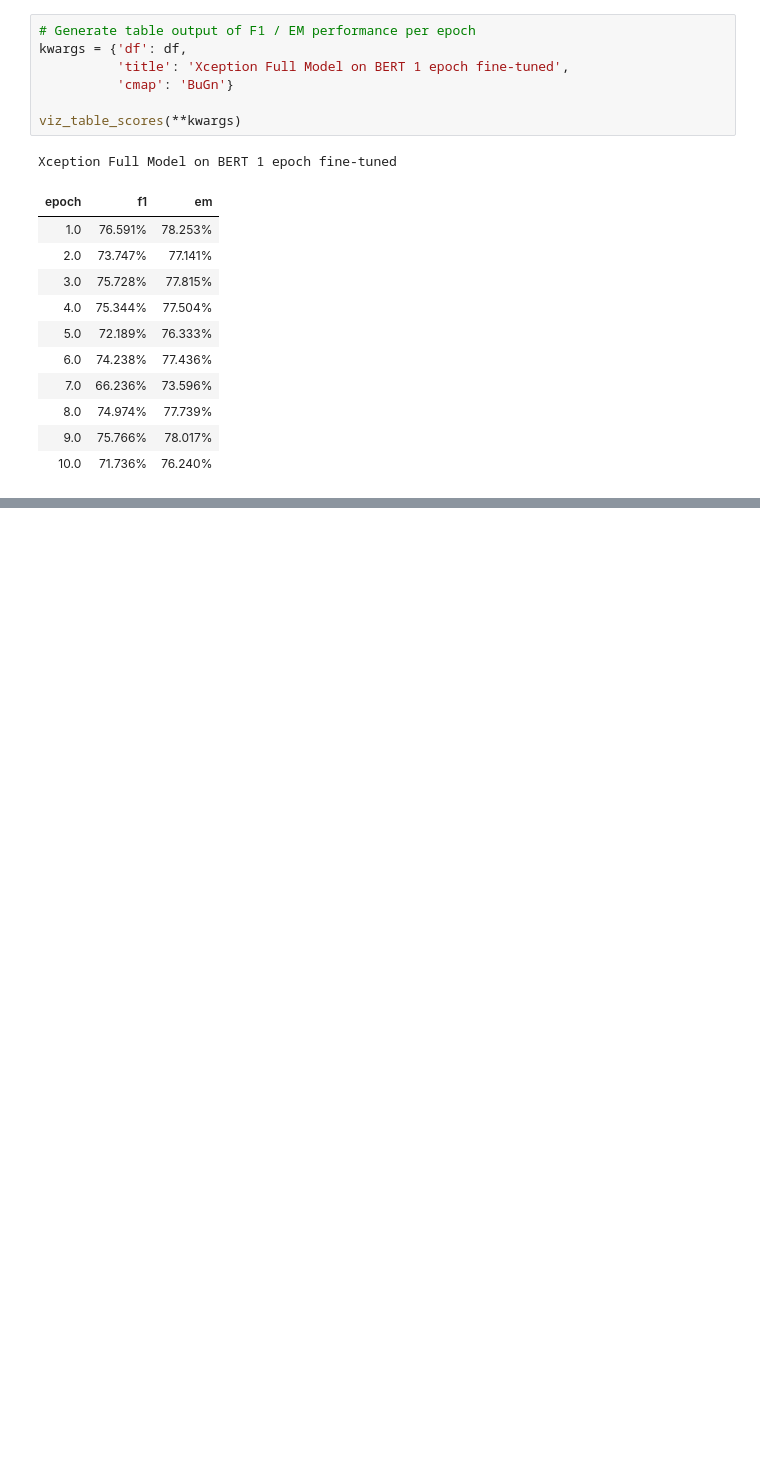
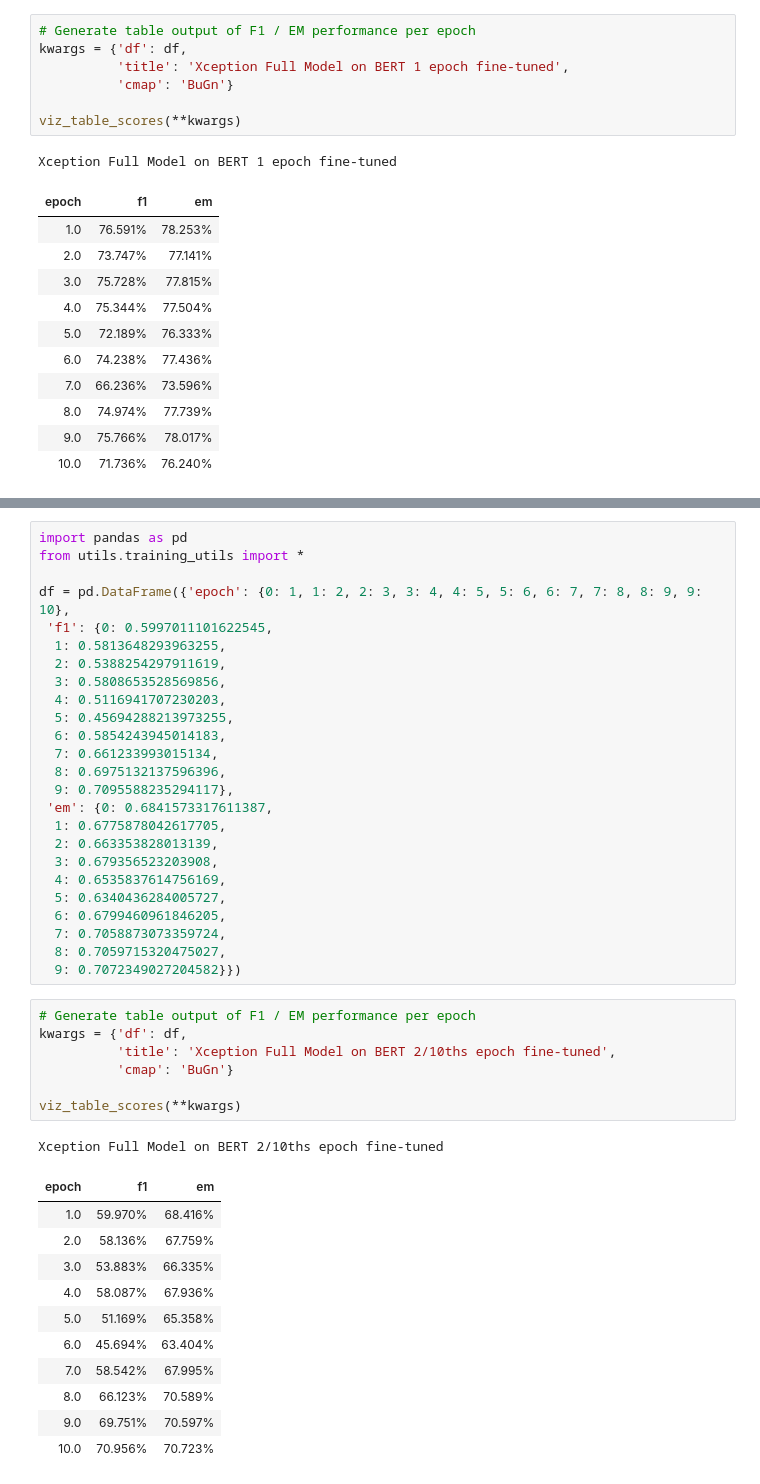
Before and after one commit to cbenge509/BERTVision, a Jupyter notebook: Example Performance Reporting.ipynb, the cells around one changed output, grey strips where cells are left out. Saved outputs shown, nothing was run; the diff lists cells and outputs as text; blank space fills up the shorter version.

Commit message:
Xception full against 2/10ths epochs BERT fine-tuned

```diff
--- a/Example Performance Reporting.ipynb
+++ b/Example Performance Reporting.ipynb
@@ -402,3 +402,48 @@ kwargs = {'df': df,
 viz_bert_performance(**kwargs)
 # %% [output]
 [interactive output not drawn]
+# %%
+import pandas as pd
+from utils.training_utils import *
+
+df = pd.DataFrame({'epoch': {0: 1, 1: 2, 2: 3, 3: 4, 4: 5, 5: 6, 6: 7, 7: 8, 8: 9, 9: 10},
+ 'f1': {0: 0.5997011101622545,
+  1: 0.5813648293963255,
+  2: 0.5388254297911619,
+  3: 0.5808653528569856,
+  4: 0.5116941707230203,
+  5: 0.45694288213973255,
+  6: 0.5854243945014183,
+  7: 0.661233993015134,
+  8: 0.6975132137596396,
+  9: 0.7095588235294117},
+ 'em': {0: 0.6841573317611387,
+  1: 0.6775878042617705,
+  2: 0.663353828013139,
+  3: 0.679356523203908,
+  4: 0.6535837614756169,
+  5: 0.6340436284005727,
+  6: 0.6799460961846205,
+  7: 0.7058873073359724,
+  8: 0.7059715320475027,
+  9: 0.7072349027204582}})
+# %%
+# Generate table output of F1 / EM performance per epoch
+kwargs = {'df': df,
+          'title': 'Xception Full Model on BERT 2/10ths epoch fine-tuned',
+          'cmap': 'BuGn'}
+
+viz_table_scores(**kwargs)
+# %% [output]
+Xception Full Model on BERT 2/10ths epoch fine-tuned
+| epoch | f1 | em |
+| 1.0 | 59.970% | 68.416% |
+| 2.0 | 58.136% | 67.759% |
+| 3.0 | 53.883% | 66.335% |
+| 4.0 | 58.087% | 67.936% |
+| 5.0 | 51.169% | 65.358% |
+| 6.0 | 45.694% | 63.404% |
+| 7.0 | 58.542% | 67.995% |
+| 8.0 | 66.123% | 70.589% |
+| 9.0 | 69.751% | 70.597% |
+| 10.0 | 70.956% | 70.723% |
```
Also changed, not shown: parts of 1 cell of this notebook, 2 other files.
